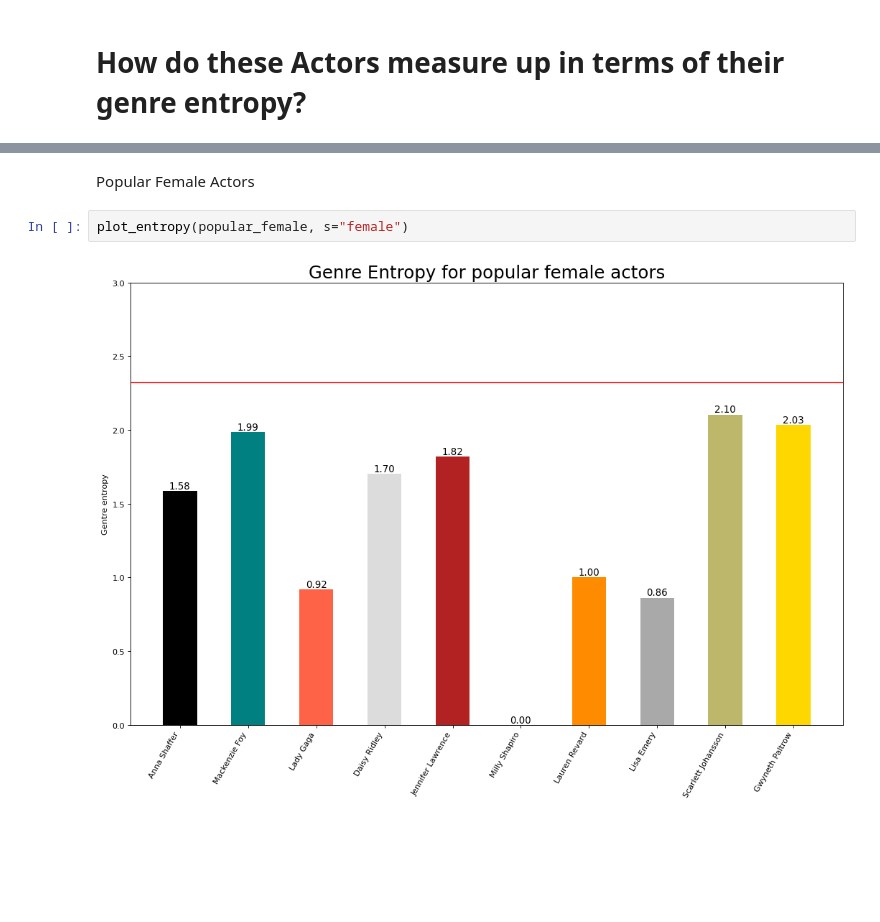
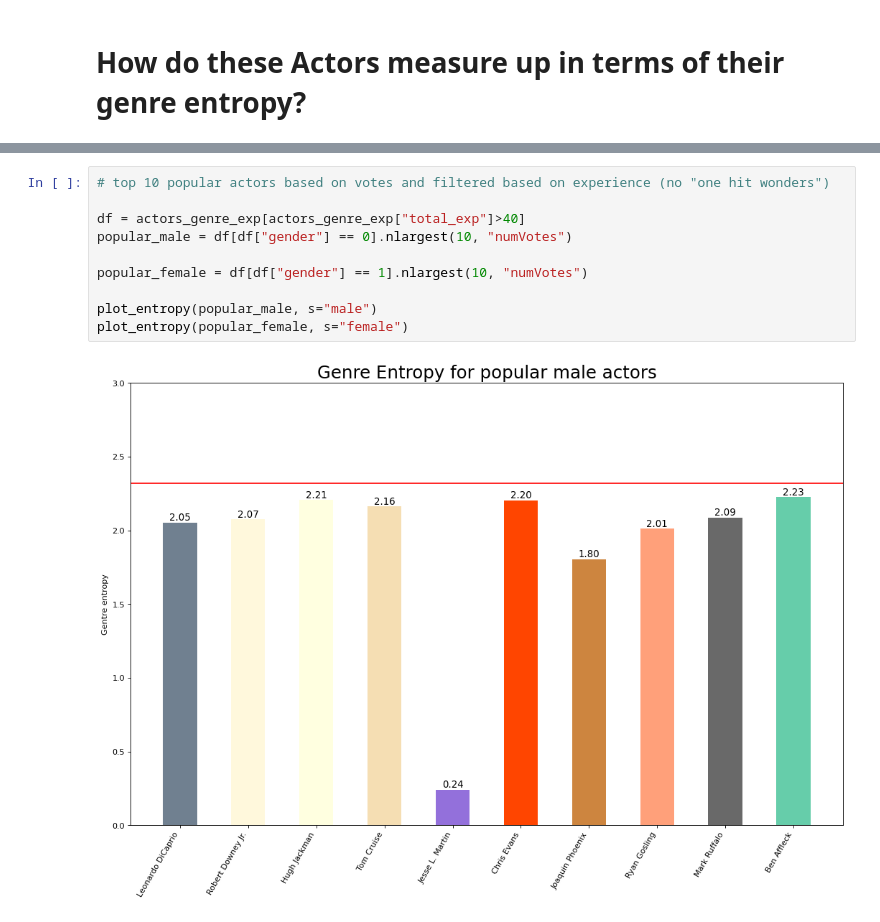
Before and after one commit to epfl-ada/ada-2022-project-jash, a Jupyter notebook: submission.ipynb, the cells around one changed output, grey strips where cells are left out. Cells and saved outputs as stored; diff of their text form; blank space fills up the shorter version.

```diff
--- a/submission.ipynb
+++ b/submission.ipynb
@@ -947,6 +919,12 @@ plot_entropy(popular_male, s="male")
-# %% [markdown]
-Popular Female Actors
-# %%
-plot_entropy(popular_female, s="female")
-# %% [output]
-[figure, removed]
+# %%
+# top 10 popular actors based on votes and filtered based on experience (no "one hit wonders")
+
+df = actors_genre_exp[actors_genre_exp["total_exp"]>40]
+popular_male = df[df["gender"] == 0].nlargest(10, "numVotes")
+
+popular_female = df[df["gender"] == 1].nlargest(10, "numVotes")
+
+plot_entropy(popular_male, s="male")
+plot_entropy(popular_female, s="female")
+# %% [output]
+[figure, added]
```
Also changed, not shown: parts of 6 cells of this notebook.
